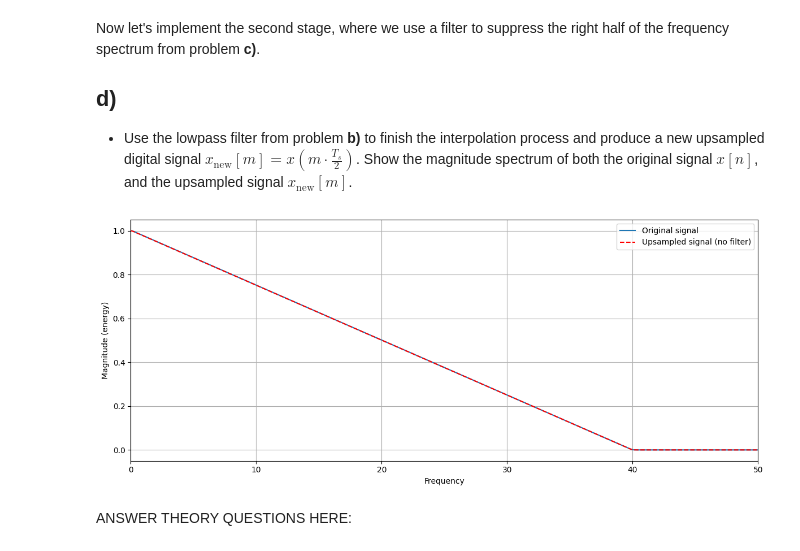
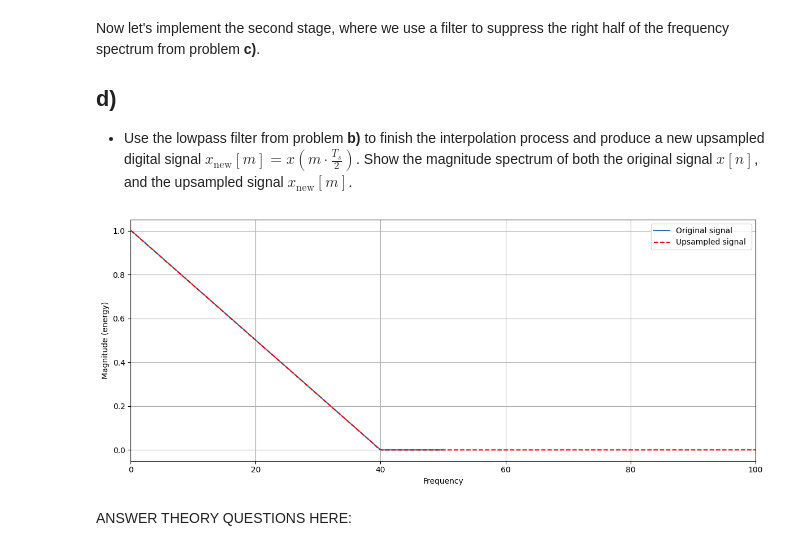
Before and after one commit to AndreFug/AIS2201, a Jupyter notebook: Exercise_10/1_Multirate_basics.ipynb, the cells around one changed output. Cells and saved outputs as stored; diff of their text form; code cells hidden in the pictures.

```diff
--- a/Exercise_10/1_Multirate_basics.ipynb
+++ b/Exercise_10/1_Multirate_basics.ipynb
@@ -168,21 +168,20 @@ Now let's implement the second stage, where we use a filter to suppress the righ
 ## d)
 * Use the lowpass filter from problem **b)** to finish the interpolation process and produce a new upsampled digital signal $x_{\text{new}}[m] = x\left(m\cdot \frac{T_s}{2}\right)$. Show the magnitude spectrum of both the original signal $x[n]$, and the upsampled signal $x_{\text{new}}[m]$.
 # %%
-f_c = fs / 4
+f_c = 40
 filterCoefs = lowpassFilter(numtaps, f_c, fs=fs*2)
-x_new = np.zeros(len(x_n) * 2)
+x_new = np.zeros(len(x_n)*2)
 x_new[::2] = x_n * 2
 
-
+x_newFiltered = np.convolve(x_new, filterCoefs, mode='same')
 
 plt.figure(figsize=(12, 5))
 plt.magnitude_spectrum(x_n, Fs=fs, label="Original signal")
-plt.magnitude_spectrum(x_new, Fs=fs*2, linestyle="--", color="red", label="Upsampled signal (no filter)")
-plt.xlim(0, 50)
+plt.magnitude_spectrum(x_newFiltered, Fs=fs*2, linestyle="--", color="red", label="Upsampled signal ")
 plt.legend()
 plt.show()
 # %% [output]
-[figure, old version]
+[figure, new version]
 # %% [markdown]
 ANSWER THEORY QUESTIONS HERE:
 # %% [markdown]
```
Also changed, not shown: parts of 3 cells of this notebook, 4 other files.
